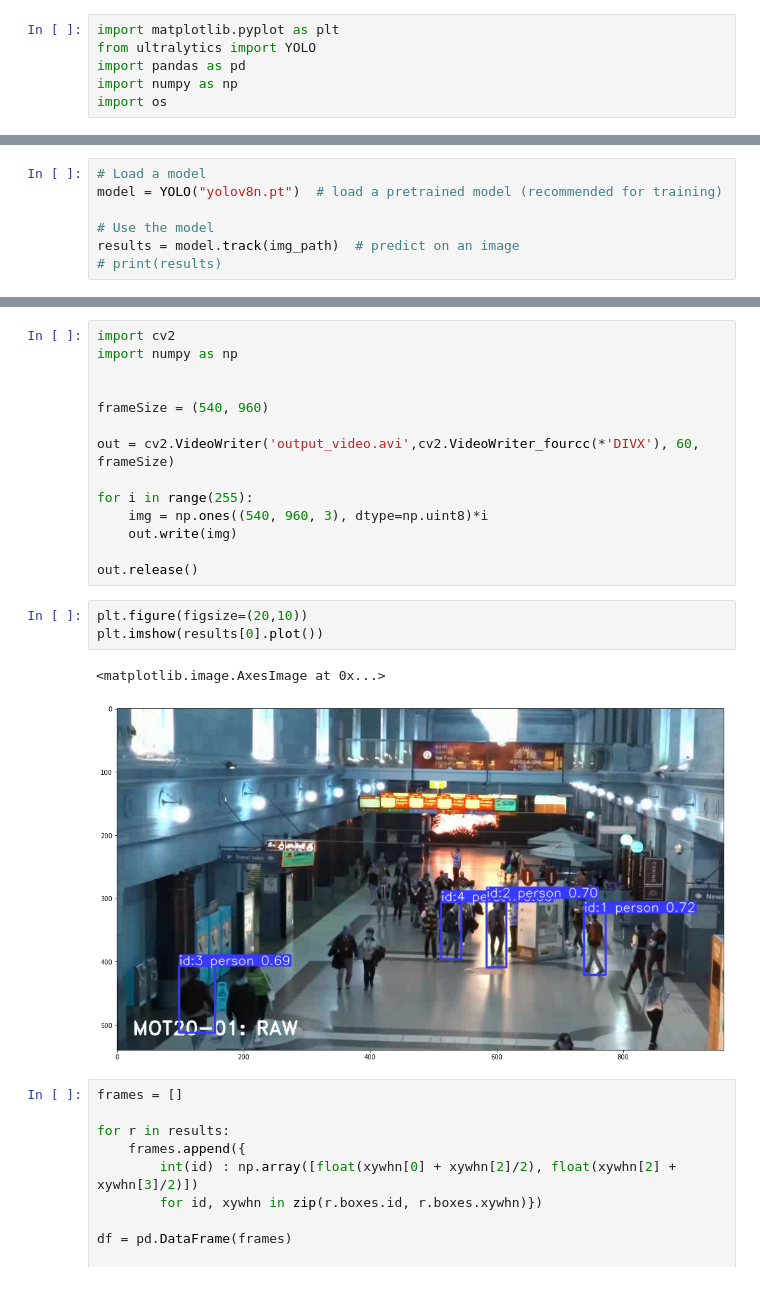
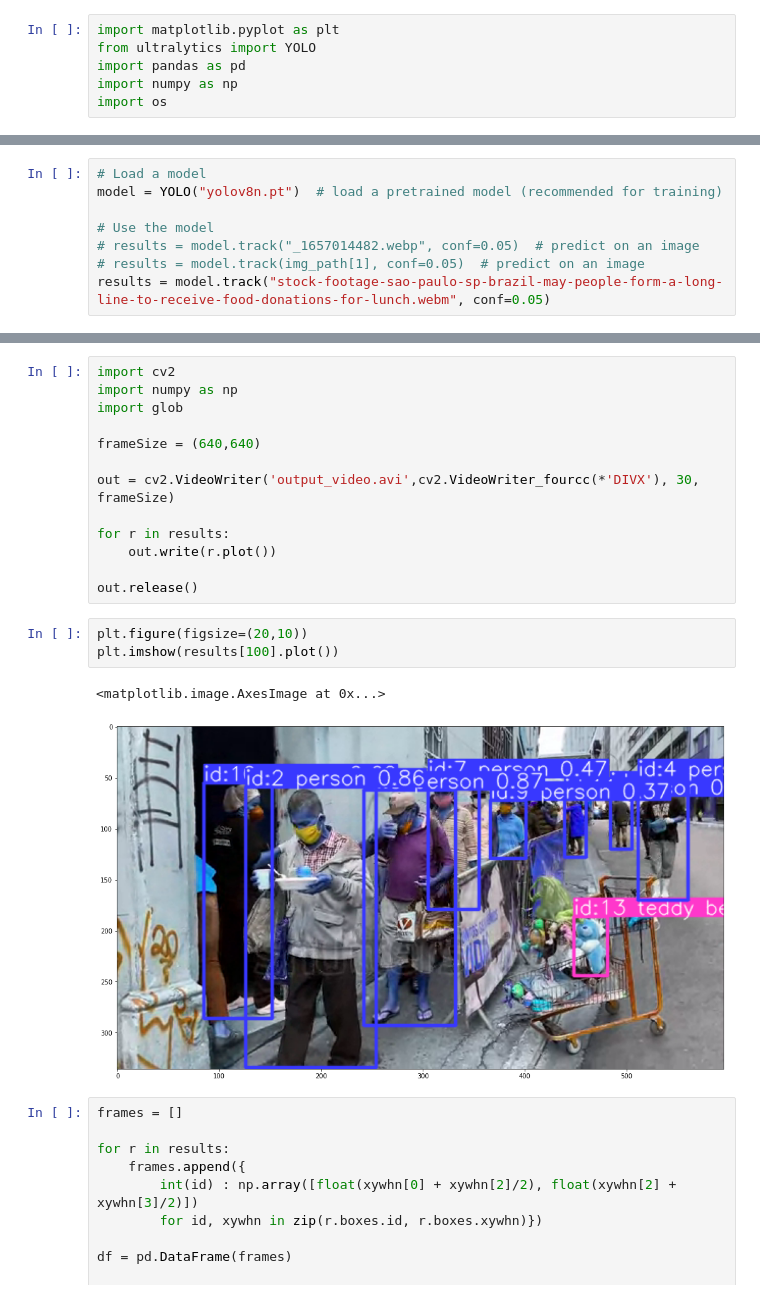
Before and after one commit to jsobolew/ASO, a Jupyter notebook: yolo.ipynb, the cells around one changed output, grey strips where cells are left out. Cells and saved outputs as stored; diff of their text form.

```diff
--- a/yolo.ipynb
+++ b/yolo.ipynb
@@ -15,5 +35,6 @@ for i in range(len(img_path)):
 model = YOLO("yolov8n.pt")  # load a pretrained model (recommended for training)
 
 # Use the model
-results = model.track(img_path)  # predict on an image
-# print(results)
+# results = model.track("_1657014482.webp", conf=0.05)  # predict on an image
+# results = model.track(img_path[1], conf=0.05)  # predict on an image
+results = model.track("stock-footage-sao-paulo-sp-brazil-may-people-form-a-long-line-to-receive-food-donations-for-lunch.webm", conf=0.05)
@@ -20,23 +59,22 @@ results = model.track(img_path)  # predict on an image
 # %%
 import cv2
 import numpy as np
+import glob
 
+frameSize = (640,640)
 
-frameSize = (540, 960)
+out = cv2.VideoWriter('output_video.avi',cv2.VideoWriter_fourcc(*'DIVX'), 30, frameSize)
 
-out = cv2.VideoWriter('output_video.avi',cv2.VideoWriter_fourcc(*'DIVX'), 60, frameSize)
-
-for i in range(255):
-    img = np.ones((540, 960, 3), dtype=np.uint8)*i
-    out.write(img)
+for r in results:
+    out.write(r.plot())
 
 out.release()
 # %%
 plt.figure(figsize=(20,10))
-plt.imshow(results[0].plot())
+plt.imshow(results[100].plot())
 # %% [output]
 <matplotlib.image.AxesImage at 0x...>
-[figure, old version]
+[figure, new version]
 # %%
 frames = []
 
```
Also changed, not shown: parts of 5 cells of this notebook, 6 other files.
